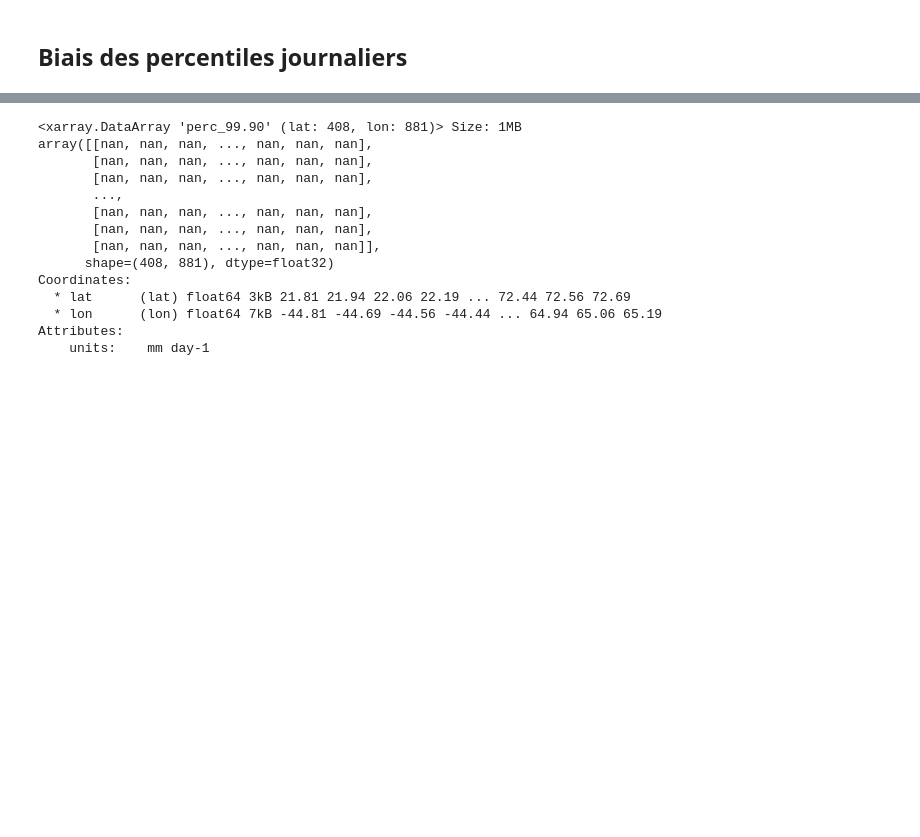
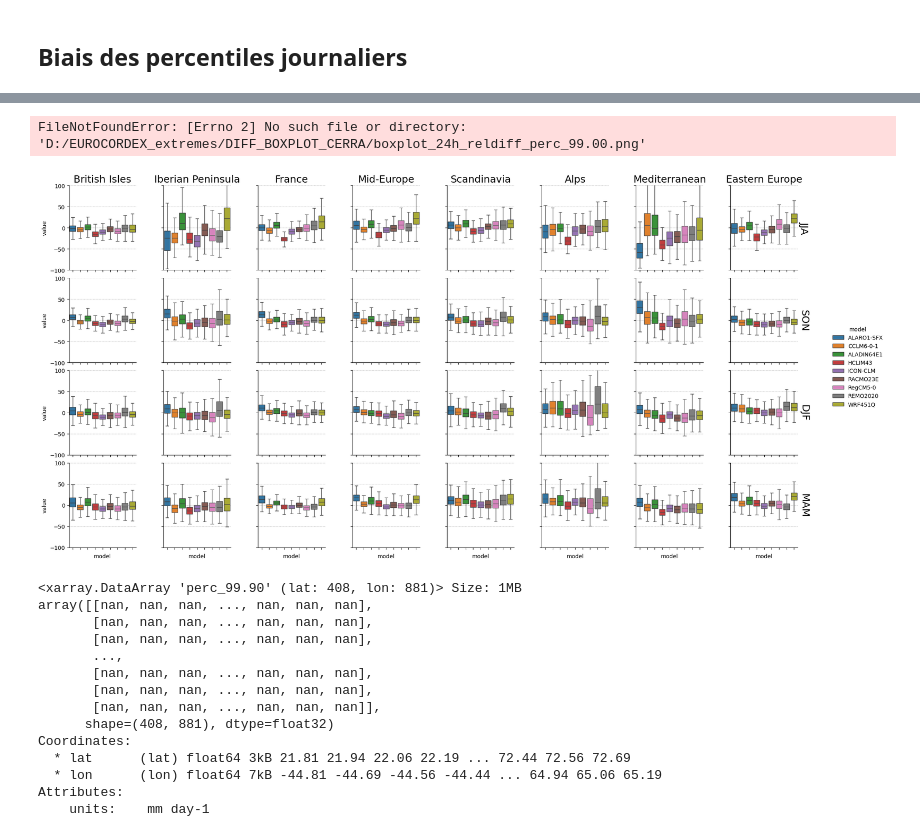
Before and after one commit to guillaumeevin/evaluation_precip_extremes_eurocordex, a Jupyter notebook: comparisons_Apr.ipynb, the cells around one changed output, grey strips where cells are left out. Cells and saved outputs as stored; diff of their text form; code cells hidden in the pictures; blank space fills up the shorter version.

```diff
--- a/comparisons_Apr.ipynb
+++ b/comparisons_Apr.ipynb
@@ -390,3 +448,30 @@ for season in ['JJA','SON','DJF','MAM']:
+# %%
+g = sns.FacetGrid(df_plot, row="season",col="region", hue="model",margin_titles=True, height=2.5)
+g.map(sns.boxplot, "model", "value", showfliers=False)
+g.add_legend()
+g.set(ylim=(-100, 100))
+
+# Changes title from "your_column = value" to just "value"
+g.set_titles(row_template="", col_template="")
+
+for ax,m in zip(g.axes[0,:],methods):
+    ax.set_title(m, fontweight='bold', fontsize=18)
+for ax,l in zip(g.axes[:,0],['JJA','SON','DJF','MAM']):
+    ax.set_ylabel(l, fontweight='bold', fontsize=18, rotation=0, ha='right', va='center')
+
+plt.tight_layout() # automatically adjust spacing of axes
+
+# Remove x-axis labels from all facets
+for ax in g.axes.flatten():
+    ax.grid(True, which='both', axis='y', linestyle='--', linewidth=0.5)
+    ax.set_xticklabels("")
+
+# save the figure
+plt.savefig(f'D:/EUROCORDEX_extremes/FIGURES/DIFF_BOXPLOT_CERRA/boxplot_24h_reldiff_{quantile}.png',
+            dpi=300, bbox_inches='tight')
+# %% [output]
+FileNotFoundError: [Errno 2] No such file or directory: 'D:/EUROCORDEX_extremes/DIFF_BOXPLOT_CERRA/boxplot_24h_reldiff_perc_99.00.png'
+[figure, added]
 # %%
 gdf = gpd.read_file("regions.geojson")
 
```
Also changed, not shown: parts of 8 cells of this notebook, 1 other file.
